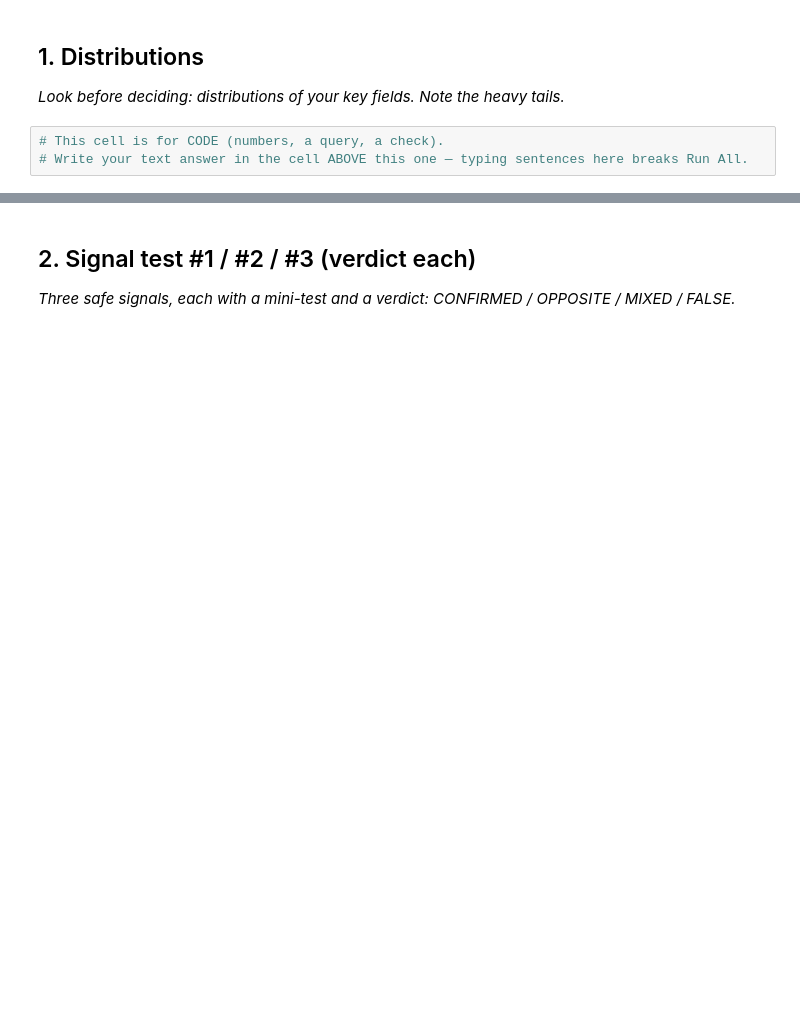
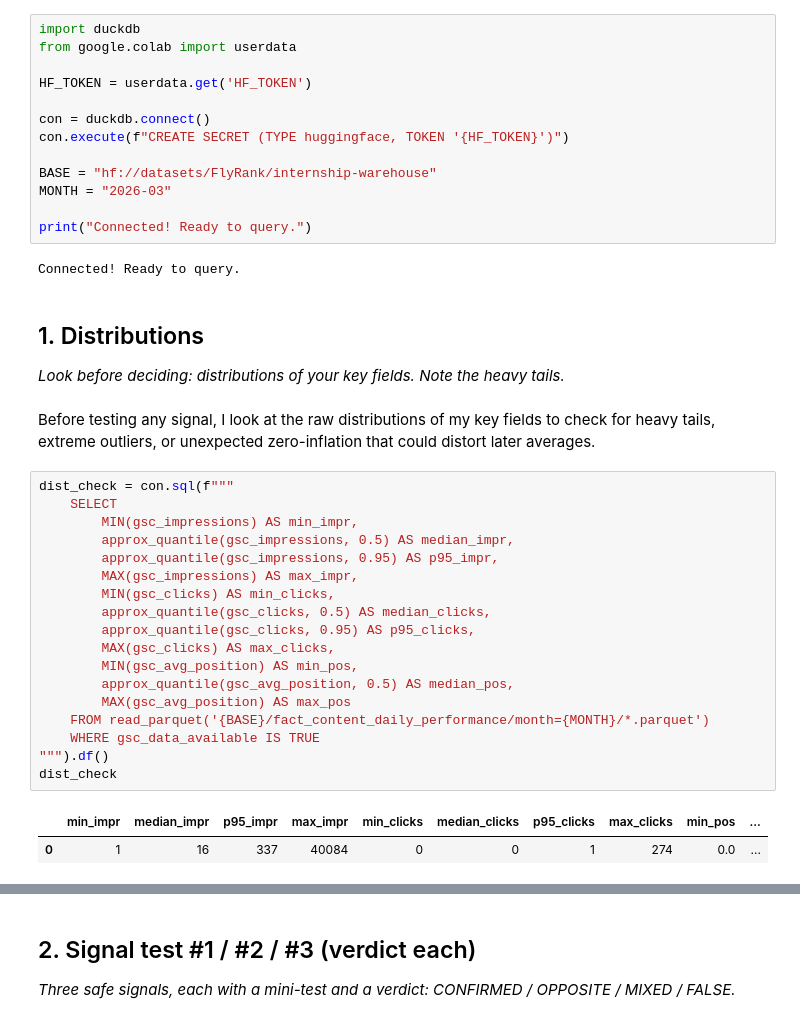
Before and after one commit to maryam12arshad17/flyrank-internship-ml, a Jupyter notebook: work/notebooks/w04_signal_audit.ipynb, the cells around one changed output, grey strips where cells are left out. Cells and saved outputs as stored; diff of their text form; blank space fills up the shorter version.

```diff
--- a/work/notebooks/w04_signal_audit.ipynb
+++ b/work/notebooks/w04_signal_audit.ipynb
@@ -6,10 +6,47 @@
 This skeleton is yours to fill. Work the sections **in order** — each one has a one-line hint. Simple words, honest numbers.
 
 > Working with an AI assistant? Tell it to read `skills/README.md` first and load the one skill this assignment names on its card.
+# %%
+import duckdb
+from google.colab import userdata
+
+HF_TOKEN = userdata.get('HF_TOKEN')
+
+con = duckdb.connect()
+con.execute(f"CREATE SECRET (TYPE huggingface, TOKEN '{HF_TOKEN}')")
+
+BASE = "hf://datasets/FlyRank/internship-warehouse"
+MONTH = "2026-03"
+
+print("Connected! Ready to query.")
+# %% [output]
+Connected! Ready to query.
 # %% [markdown]
 ## 1. Distributions
 
 *Look before deciding: distributions of your key fields. Note the heavy tails.*
-# %%
-# This cell is for CODE (numbers, a query, a check).
-# Write your text answer in the cell ABOVE this one — typing sentences here breaks Run All.
+# %% [markdown]
+Before testing any signal, I look at the raw distributions of my key fields to
+check for heavy tails, extreme outliers, or unexpected zero-inflation that could
+distort later averages.
+# %%
+dist_check = con.sql(f"""
+    SELECT
+        MIN(gsc_impressions) AS min_impr,
+        approx_quantile(gsc_impressions, 0.5) AS median_impr,
+        approx_quantile(gsc_impressions, 0.95) AS p95_impr,
+        MAX(gsc_impressions) AS max_impr,
+        MIN(gsc_clicks) AS min_clicks,
+        approx_quantile(gsc_clicks, 0.5) AS median_clicks,
+        approx_quantile(gsc_clicks, 0.95) AS p95_clicks,
+        MAX(gsc_clicks) AS max_clicks,
+        MIN(gsc_avg_position) AS min_pos,
+        approx_quantile(gsc_avg_position, 0.5) AS median_pos,
+        MAX(gsc_avg_position) AS max_pos
+    FROM read_parquet('{BASE}/fact_content_daily_performance/month={MONTH}/*.parquet')
+    WHERE gsc_data_available IS TRUE
+""").df()
+dist_check
+# %% [output]
+|  | min_impr | median_impr | p95_impr | max_impr | min_clicks | median_clicks | p95_clicks | max_clicks | min_pos | ... |
+| 0 | 1 | 16 | 337 | 40084 | 0 | 0 | 1 | 274 | 0.0 | ... |
```
Also changed, not shown: parts of 16 cells of this notebook.
